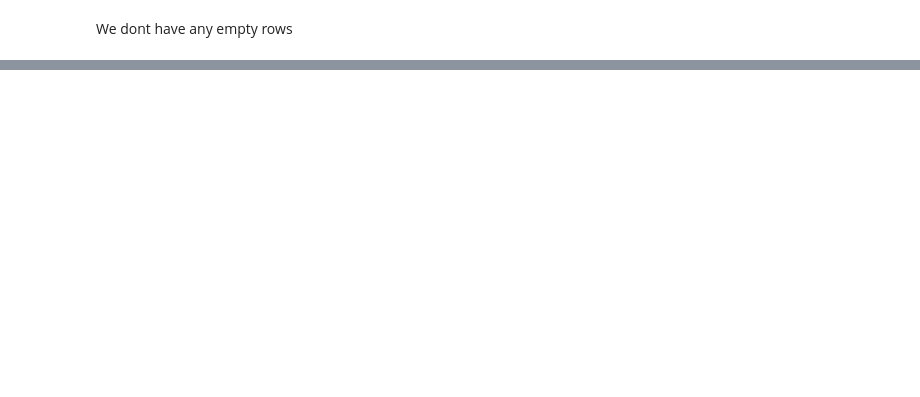
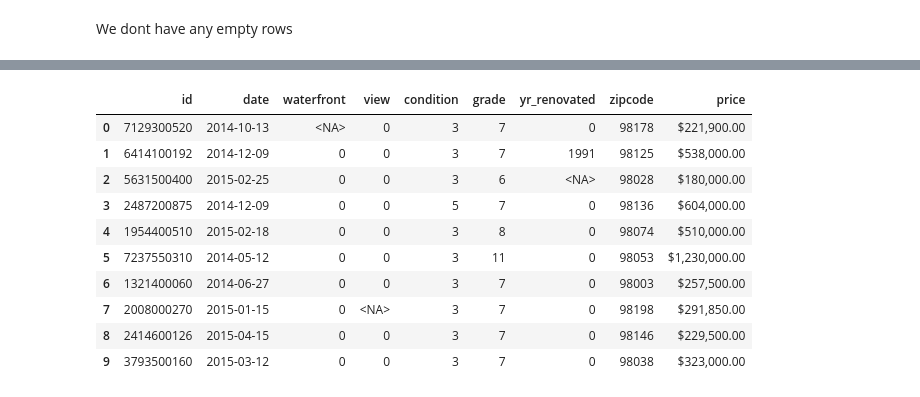
Before and after one commit to Dhanyacode12/ds-eda-project-template, a Jupyter notebook: 04_eda.ipynb, the cells around one changed output, grey strips where cells are left out. Saved outputs shown, nothing was run; the diff lists cells and outputs as text; code cells hidden in the pictures; blank space fills up the shorter version.

```diff
--- a/04_eda.ipynb
+++ b/04_eda.ipynb
@@ -126,0 +190,14 @@ We dont have any empty rows
+# %%
+df.head(10).assign(price=lambda d: d["price"].map("${:,.2f}".format))
+# %% [output]
+|  | id | date | waterfront | view | condition | grade | yr_renovated | zipcode | price |
+| 0 | 7129300520 | 2014-10-13 | <NA> | 0 | 3 | 7 | 0 | 98178 | $221,900.00 |
+| 1 | 6414100192 | 2014-12-09 | 0 | 0 | 3 | 7 | 1991 | 98125 | $538,000.00 |
+| 2 | 5631500400 | 2015-02-25 | 0 | 0 | 3 | 6 | <NA> | 98028 | $180,000.00 |
+| 3 | 2487200875 | 2014-12-09 | 0 | 0 | 5 | 7 | 0 | 98136 | $604,000.00 |
+| 4 | 1954400510 | 2015-02-18 | 0 | 0 | 3 | 8 | 0 | 98074 | $510,000.00 |
+| 5 | 7237550310 | 2014-05-12 | 0 | 0 | 3 | 11 | 0 | 98053 | $1,230,000.00 |
+| 6 | 1321400060 | 2014-06-27 | 0 | 0 | 3 | 7 | 0 | 98003 | $257,500.00 |
+| 7 | 2008000270 | 2015-01-15 | 0 | <NA> | 3 | 7 | 0 | 98198 | $291,850.00 |
+| 8 | 2414600126 | 2015-04-15 | 0 | 0 | 3 | 7 | 0 | 98146 | $229,500.00 |
+| 9 | 3793500160 | 2015-03-12 | 0 | 0 | 3 | 7 | 0 | 98038 | $323,000.00 |
```
Also changed, not shown: parts of 10 cells of this notebook.
